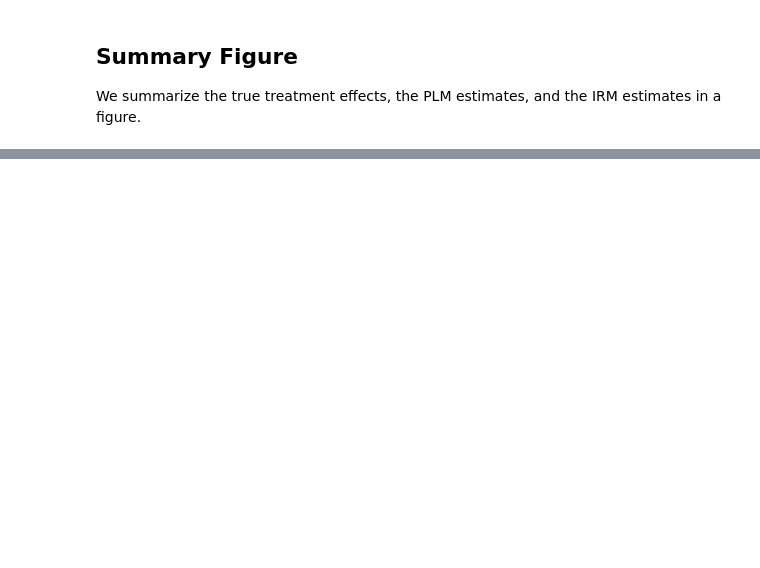
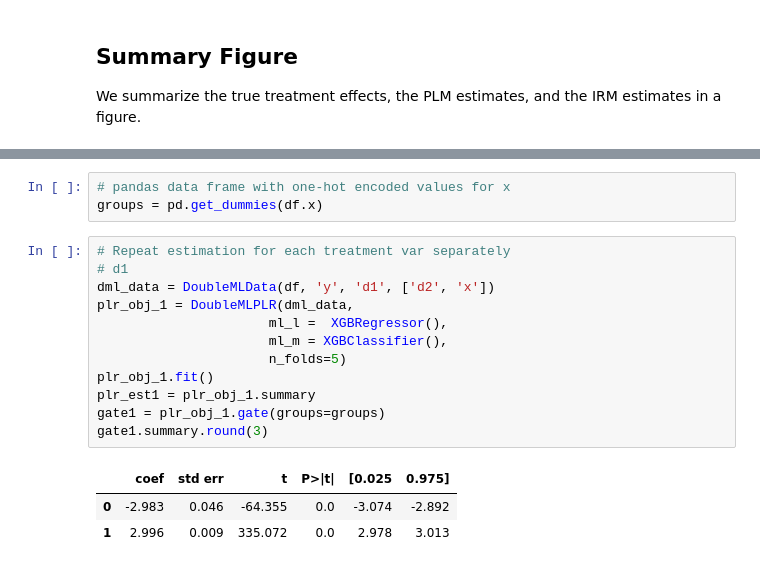
Before and after one commit to DoubleML/doubleml-docs, a Jupyter notebook: doc/examples/py_double_ml_plm_irm_hetfx.ipynb, the cells around one changed output, grey strips where cells are left out. Cells and saved outputs as stored; diff of their text form; blank space fills up the shorter version.

Commit message:
add links to poster, minor edits and add GATE estimates for PLR and IRM

```diff
--- a/doc/examples/py_double_ml_plm_irm_hetfx.ipynb
+++ b/doc/examples/py_double_ml_plm_irm_hetfx.ipynb
@@ -226,0 +231,19 @@ plt.show()
+# %%
+# pandas data frame with one-hot encoded values for x
+groups = pd.get_dummies(df.x)
+# %%
+# Repeat estimation for each treatment var separately
+# d1
+dml_data = DoubleMLData(df, 'y', 'd1', ['d2', 'x'])
+plr_obj_1 = DoubleMLPLR(dml_data,
+                      ml_l =  XGBRegressor(),
+                      ml_m = XGBClassifier(),
+                      n_folds=5)
+plr_obj_1.fit()
+plr_est1 = plr_obj_1.summary
+gate1 = plr_obj_1.gate(groups=groups)
+gate1.summary.round(3)
+# %% [output]
+|  | coef | std err | t | P>|t| | [0.025 | 0.975] |
+| 0 | -2.983 | 0.046 | -64.355 | 0.0 | -3.074 | -2.892 |
+| 1 | 2.996 | 0.009 | 335.072 | 0.0 | 2.978 | 3.013 |
```
Also changed, not shown: parts of 11 cells of this notebook.
